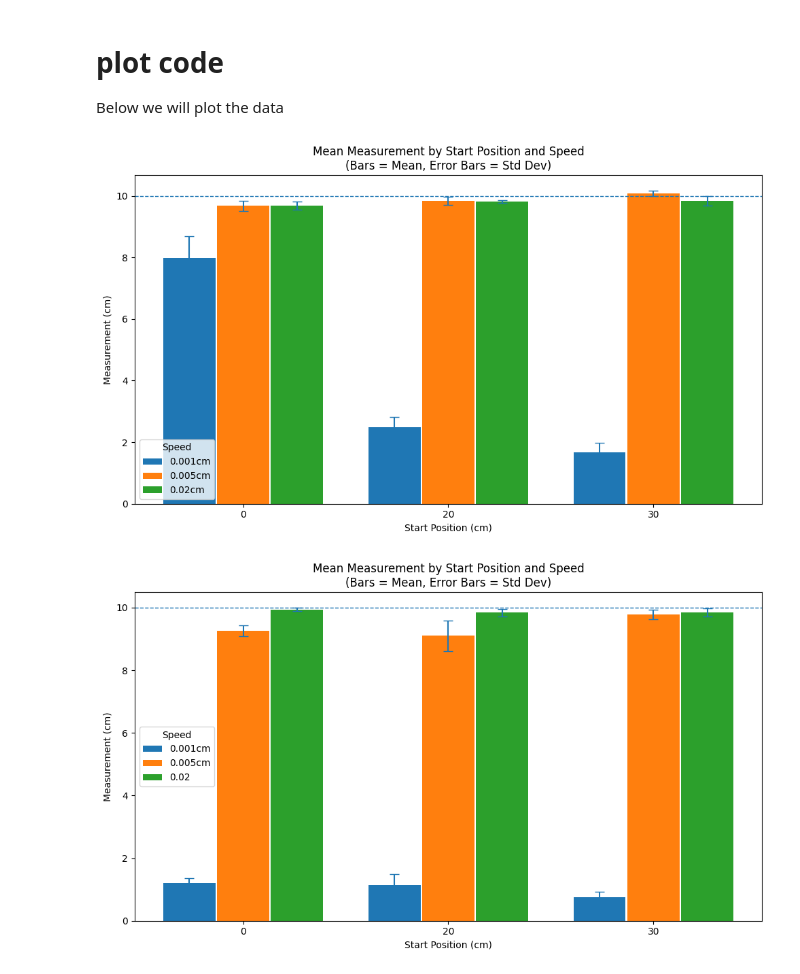
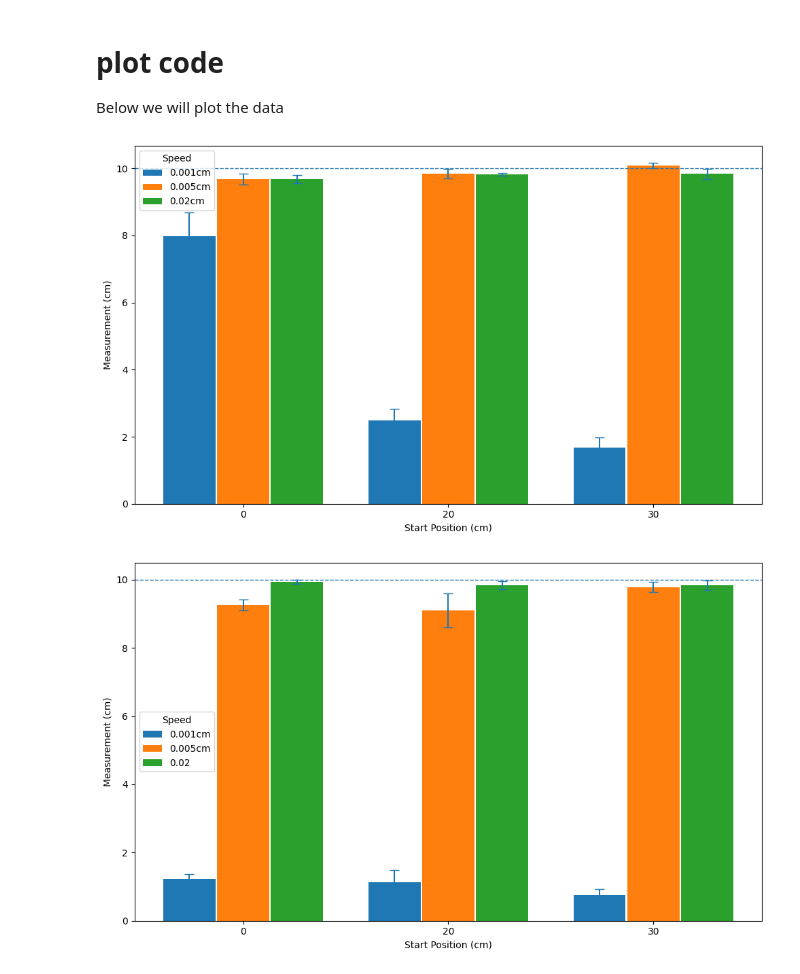
Before and after one commit to averagepindakaasenjoyer/BiomimicryCode, a Jupyter notebook: ReportCode/PlotRails.ipynb, the cells around one changed output. Cells and saved outputs as stored; diff of their text form; code cells hidden in the pictures.

Commit message:
changged the graphs

```diff
--- a/ReportCode/PlotRails.ipynb
+++ b/ReportCode/PlotRails.ipynb
@@ -111,35 +111,34 @@ for i, speed in enumerate(speed_order):
 
     for g, start in enumerate(start_positions):
         row = agg[
             (agg["Start_pos_cm"] == start) &
             (agg["Speed"] == speed)
         ]
 
         mean = row["mean"].values[0]
         std = row["std"].values[0]
 
         x = group_centers[g] + (i - (n_speeds - 1) / 2) * (bar_width + intra_bar_gap)
 
         xs.append(x)
         means.append(mean)
         stds.append(std)
 
     plt.bar(xs, means, width=bar_width, label=speed)
     plt.errorbar(xs, means, yerr=stds, fmt="none", capsize=5)
 
 # -----------------------------
 # Formatting
 # -----------------------------
 plt.xticks(group_centers, [str(int(s)) for s in start_positions])
 plt.xlabel("Start Position (cm)")
 plt.ylabel("Measurement (cm)")
-plt.title("Mean Measurement by Start Position and Speed for forward movement\n(Bars = Mean, Error Bars = Std Dev)")
 plt.axhline(10, linestyle="--", linewidth=1)
 plt.legend(title="Speed")
 plt.tight_layout()
 plt.show()
 # %% [output]
-[figure, old version]
+[figure, new version]
 # %%
 df_long_backward["Speed_num"] = df_long_backward["Speed"].str.replace("cm", "").astype(float)
 speed_order = (
@@ -200,10 +199,9 @@ for i, speed in enumerate(speed_order):
 plt.xticks(group_centers, [str(int(s)) for s in start_positions])
 plt.xlabel("Start Position (cm)")
 plt.ylabel("Measurement (cm)")
-plt.title("Mean Measurement by Start Position and Speed for backwards movement \n(Bars = Mean, Error Bars = Std Dev)")
 plt.axhline(10, linestyle="--", linewidth=1)
 plt.legend(title="Speed")
 plt.tight_layout()
 plt.show()
 # %% [output]
-[figure, old version]
+[figure, new version]
```
